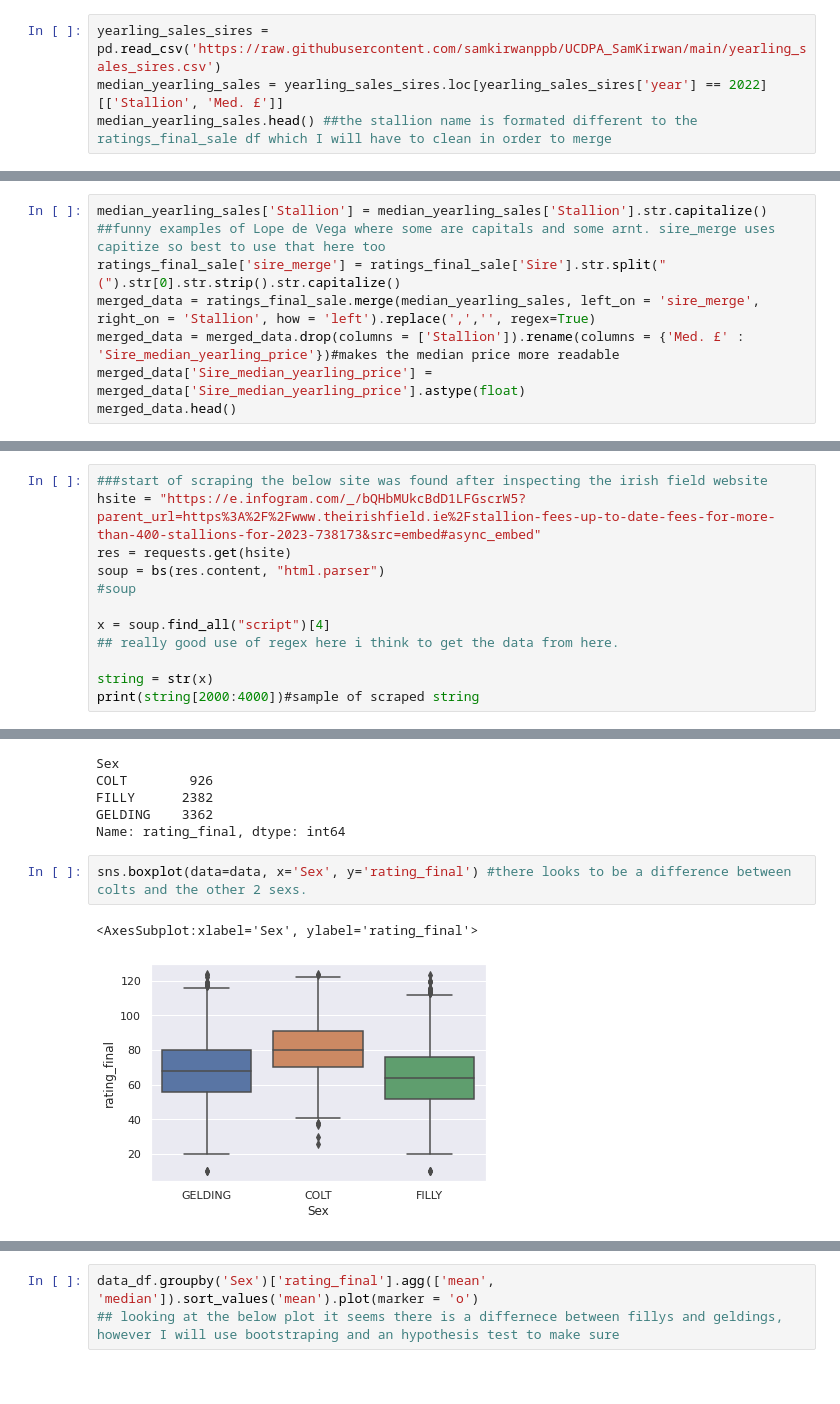
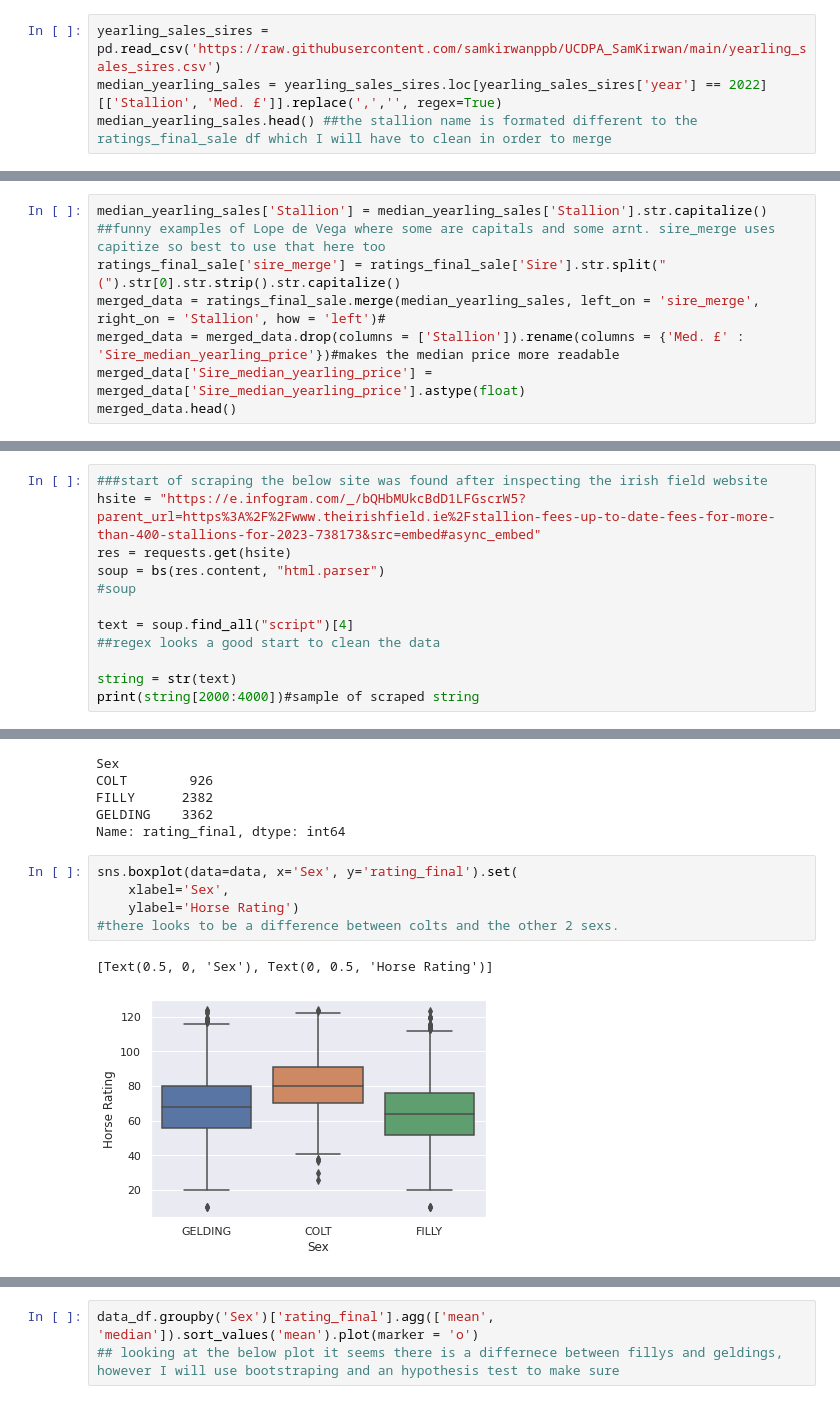
Before and after one commit to samkirwanppb/UCDPA_SamKirwan, a Jupyter notebook: project.ipynb, the cells around one changed output, grey strips where cells are left out. Drawn from its saved outputs; the diff is of its cells as text.

```diff
--- a/project.ipynb
+++ b/project.ipynb
@@ -170,7 +178,7 @@ ratings_final_sale.head()##note final price is in £
 # Yearling Sales Sires
 # %%
 yearling_sales_sires = pd.read_csv('https://raw.githubusercontent.com/samkirwanppb/UCDPA_SamKirwan/main/yearling_sales_sires.csv')
-median_yearling_sales = yearling_sales_sires.loc[yearling_sales_sires['year'] == 2022][['Stallion', 'Med. £']]
+median_yearling_sales = yearling_sales_sires.loc[yearling_sales_sires['year'] == 2022][['Stallion', 'Med. £']].replace(',','', regex=True)
 median_yearling_sales.head() ##the stallion name is formated different to the ratings_final_sale df which I will have to clean in order to merge
 # %% [output]
 |  | Stallion | Med. £ |
@@ -182,7 +190,7 @@ median_yearling_sales.head() ##the stallion name is formated different to the ra
 # %%
 median_yearling_sales['Stallion'] = median_yearling_sales['Stallion'].str.capitalize() ##funny examples of Lope de Vega where some are capitals and some arnt. sire_merge uses capitize so best to use that here too
 ratings_final_sale['sire_merge'] = ratings_final_sale['Sire'].str.split("(").str[0].str.strip().str.capitalize()
-merged_data = ratings_final_sale.merge(median_yearling_sales, left_on = 'sire_merge', right_on = 'Stallion', how = 'left').replace(',','', regex=True)
+merged_data = ratings_final_sale.merge(median_yearling_sales, left_on = 'sire_merge', right_on = 'Stallion', how = 'left')#
 merged_data = merged_data.drop(columns = ['Stallion']).rename(columns = {'Med. £' : 'Sire_median_yearling_price'})#makes the median price more readable
 merged_data['Sire_median_yearling_price'] = merged_data['Sire_median_yearling_price'].astype(float)
 merged_data.head()
@@ -202,10 +210,10 @@ res = requests.get(hsite)
 soup = bs(res.content, "html.parser")
 #soup
 
-x = soup.find_all("script")[4]
-## really good use of regex here i think to get the data from here.
+text = soup.find_all("script")[4]
+##regex looks a good start to clean the data
 
-string = str(x)
+string = str(text)
 print(string[2000:4000])#sample of scraped string
 # %% [output]
 (NEW)"],["Blue Point","Kildangan","€35,000 (€40,000)"],["Bungle Inthejungle","Rathasker","€6,500 (€8,000)"],["Calyx","Coolmore","€10,000 (€12,500)"],["Camelot","Coolmore","€60,000 (€75,000)"],["Church ...
@@ -629,7 +644,10 @@ FILLY      2382
 GELDING    3362
 Name: rating_final, dtype: int64
 # %%
-sns.boxplot(data=data, x='Sex', y='rating_final') #there looks to be a difference between colts and the other 2 sexs.
+sns.boxplot(data=data, x='Sex', y='rating_final').set(
+    xlabel='Sex',
+    ylabel='Horse Rating')
+#there looks to be a difference between colts and the other 2 sexs.
 # %% [output]
-<AxesSubplot:xlabel='Sex', ylabel='rating_final'>
+[Text(0.5, 0, 'Sex'), Text(0, 0.5, 'Horse Rating')]
-[figure, old version]
+[figure, new version]
```
Also changed, not shown: parts of 28 cells of this notebook.
